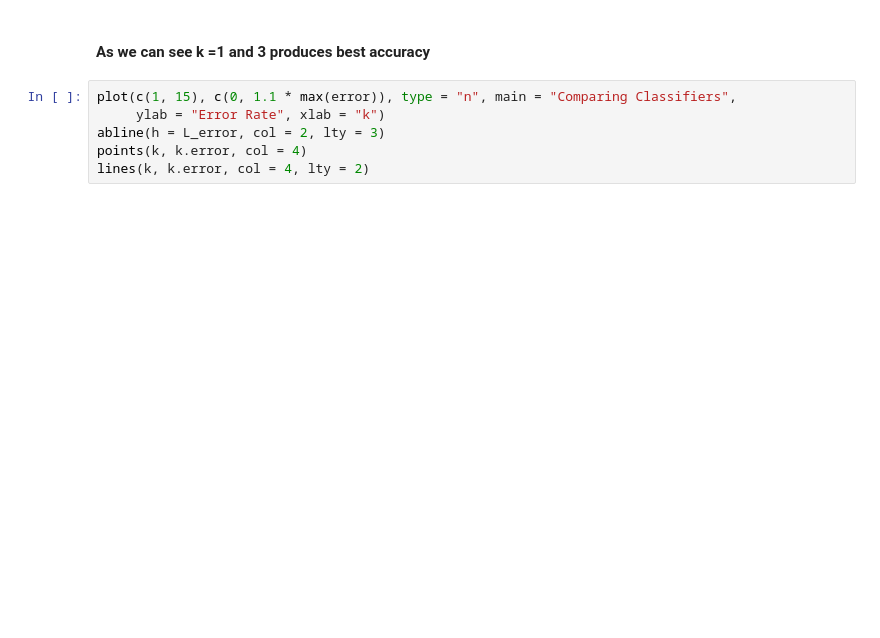
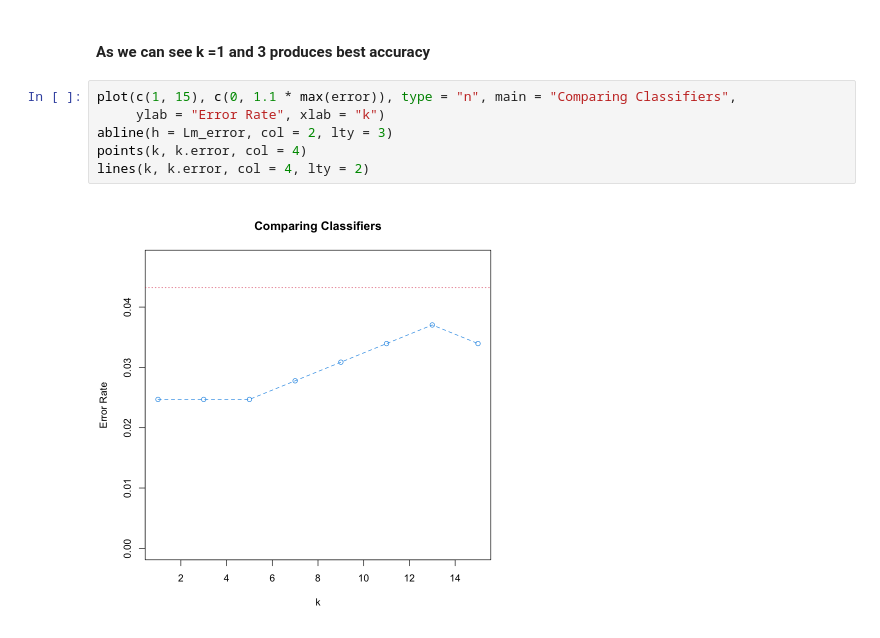
Before and after one commit to sgupta478/Data-Mining, a Jupyter notebook: HW_2.ipynb, the cells around one changed output. Cells and saved outputs as stored; diff of their text form; blank space fills up the shorter version.

```diff
--- a/HW_2.ipynb
+++ b/HW_2.ipynb
@@ -663,6 +783,8 @@ error
 # %%
 plot(c(1, 15), c(0, 1.1 * max(error)), type = "n", main = "Comparing Classifiers",
      ylab = "Error Rate", xlab = "k")
-abline(h = L_error, col = 2, lty = 3)
+abline(h = Lm_error, col = 2, lty = 3)
 points(k, k.error, col = 4)
 lines(k, k.error, col = 4, lty = 2)
+# %% [output]
+[figure, added]
```
Also changed, not shown: parts of 11 cells of this notebook.
